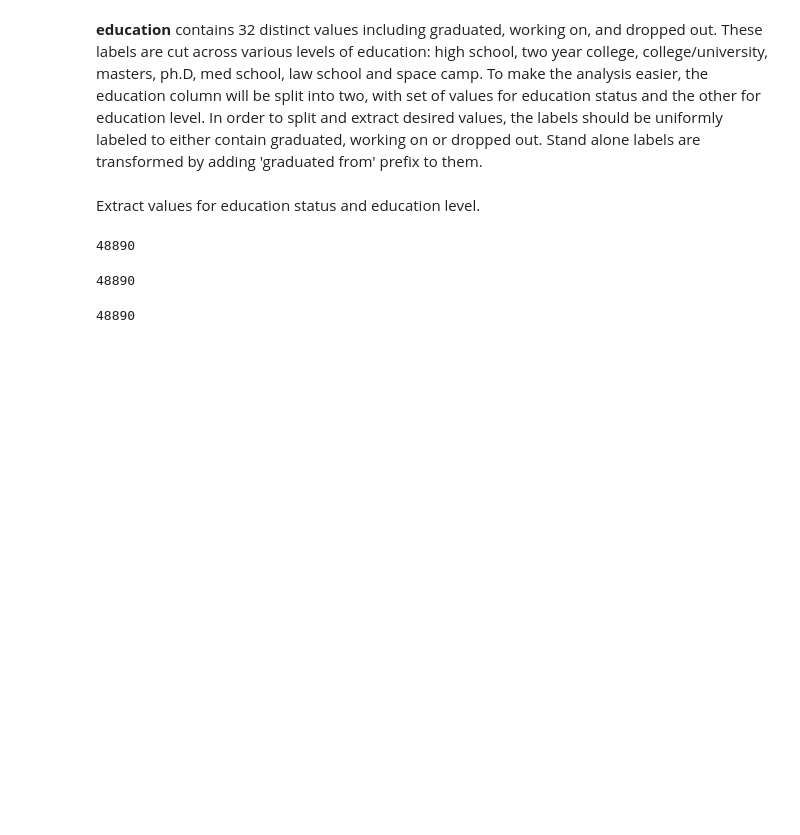
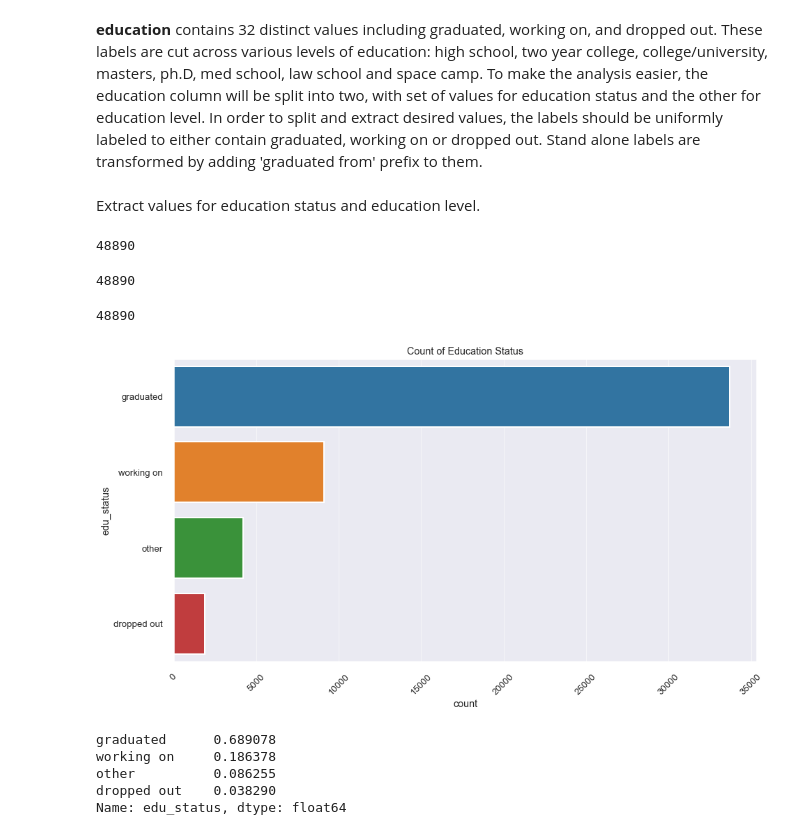
Before and after one commit to LenSin3/OkCupid-Date-a-Scientist, a Jupyter notebook: date-a-scientist.ipynb, the cells around one changed output. Cells and saved outputs as stored; diff of their text form; code cells hidden in the pictures; blank space fills up the shorter version.

Commit message:
create count plots of labels in education status and education level

```diff
--- a/date-a-scientist.ipynb
+++ b/date-a-scientist.ipynb
@@ -493,3 +493,23 @@ len(level_vals)
 # %%
 profiles_df['edu_status'] = [x for x in status_vals]
 profiles_df['edu_level'] = [x for x in level_vals]
+# %%
+fig, ax = plt.subplots()
+# the size of A4 paper lanscape
+fig.set_size_inches(15, 8)
+sns.set_context("poster", font_scale = .6, rc={"grid.linewidth": 0.6})
+sns.countplot(y = profiles_df['edu_status'], order=profiles_df['edu_status'].value_counts(ascending=False).index, ax=ax)
+plt.setp(ax.get_xticklabels(), rotation=45)
+plt.title('Count of Education Status')
+plt.savefig('edu_status.png')
+plt.show()
+# %% [output]
+[figure, added]
+# %%
+profiles_df['edu_status'].value_counts(normalize = True)
+# %% [output]
+graduated      0.689078
+working on     0.186378
+other          0.086255
+dropped out    0.038290
+Name: edu_status, dtype: float64
```
Also changed, not shown: parts of 4 cells of this notebook, 2 other files.
